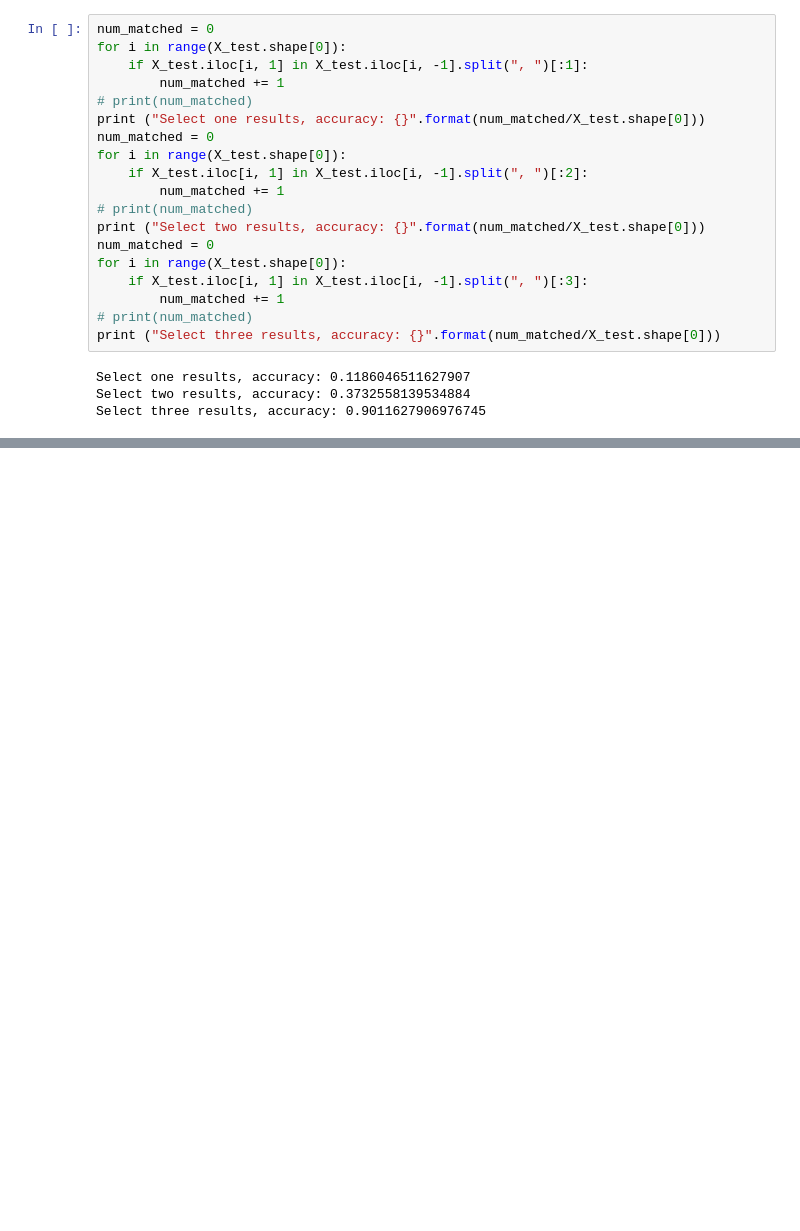
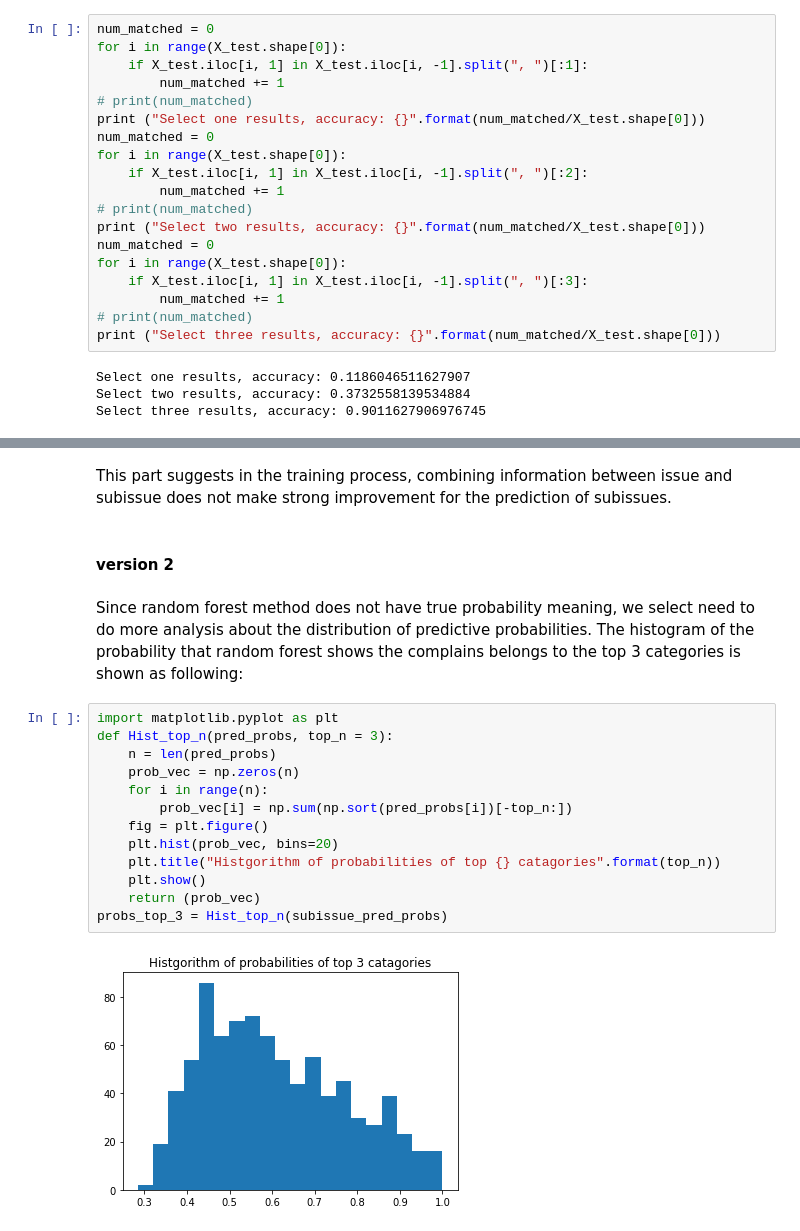
Before and after one commit to Corleno/NLP_complaints, a Jupyter notebook: code/Complaints classification problem based on LDA and Random Forest method.ipynb, the cells around one changed output, grey strips where cells are left out. Cells and saved outputs as stored; diff of their text form; blank space fills up the shorter version.

```diff
--- a/code/Complaints classification problem based on LDA and Random Forest method.ipynb
+++ b/code/Complaints classification problem based on LDA and Random Forest method.ipynb
@@ -304,0 +511,21 @@ Select three results, accuracy: 0.9011627906976745
+# %% [markdown]
+This part suggests in the training process, combining information between issue and subissue does not make strong improvement for the prediction of subissues.
+# %% [markdown]
+#### version 2
+# %% [markdown]
+Since random forest method does not have true probability meaning, we select need to do more analysis about the distribution of predictive probabilities. The histogram of the probability that random forest shows the complains belongs to the top 3 categories is shown as following:
+# %%
+import matplotlib.pyplot as plt
+def Hist_top_n(pred_probs, top_n = 3):
+    n = len(pred_probs)
+    prob_vec = np.zeros(n)
+    for i in range(n):
+        prob_vec[i] = np.sum(np.sort(pred_probs[i])[-top_n:])
+    fig = plt.figure()
+    plt.hist(prob_vec, bins=20)
+    plt.title("Histgorithm of probabilities of top {} catagories".format(top_n))
+    plt.show()
+    return (prob_vec)
+probs_top_3 = Hist_top_n(subissue_pred_probs)
+# %% [output]
+[figure, added]
```
Also changed, not shown: parts of 25 cells of this notebook.
